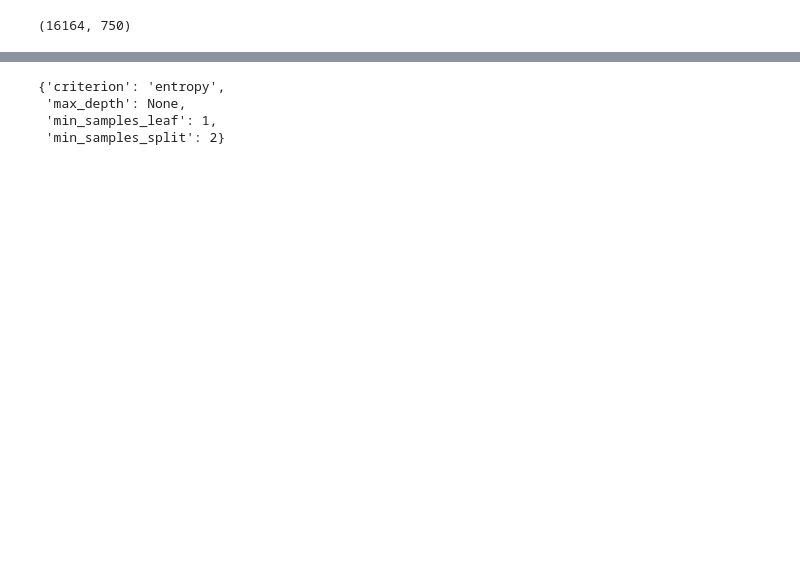
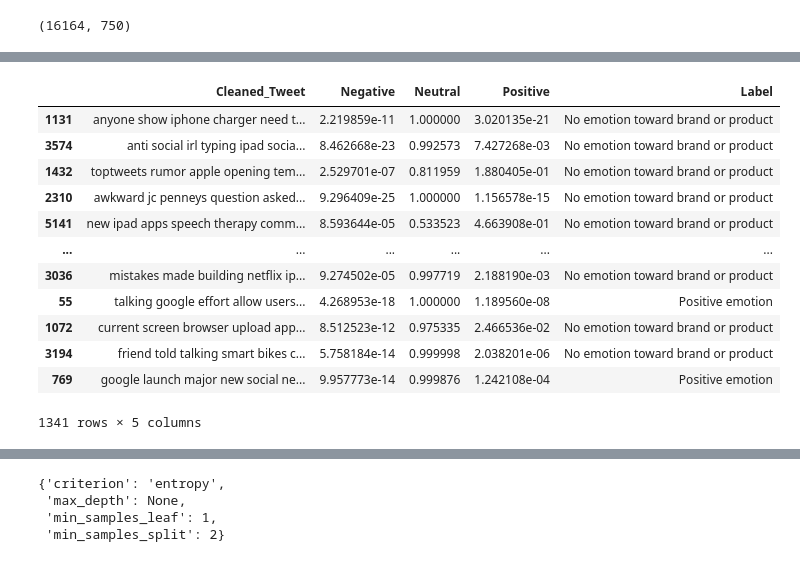
Before and after one commit to mzimmer52/Module-4-Project, a Jupyter notebook: Project 4.ipynb, the cells around one changed output, grey strips where cells are left out. Saved outputs shown, nothing was run; the diff lists cells and outputs as text; code cells hidden in the pictures; blank space fills up the shorter version.

```diff
--- a/Project 4.ipynb
+++ b/Project 4.ipynb
@@ -558,0 +654,4 @@ RandomForestClassifier()
+# %%
+vectorizer = TfidfVectorizer(max_features = 750, ngram_range = (1,2), tokenizer = (lem_tokenize))
+X_train_tokens = vectorizer.fit_transform(X_train).todense()
+X_test_tokens = vectorizer.transform(X_test).todense()
@@ -558,0 +748,25 @@ RandomForestClassifier()
+# %%
+pred = model_4.predict(X_test_transformed)
+pred[model_4.predict(X_test_transformed).argmax(axis = 1)==0]
+pred_df = pd.DataFrame(X_test)
+pred_df["Negative"] = 0
+pred_df["Neutral"] = 0
+pred_df["Positive"] = 0
+pred_df[["Negative", "Neutral", "Positive"]] = pred
+pred_df["Label"] = y_test
+pred_df
+# checking the backbone of the neural network/how it is making predictions
+# %% [output]
+|  | Cleaned_Tweet | Negative | Neutral | Positive | Label |
+| 1131 | anyone show iphone charger need t... | 2.219859e-11 | 1.000000 | 3.020135e-21 | No emotion toward brand or product |
+| 3574 | anti social irl typing ipad socia... | 8.462668e-23 | 0.992573 | 7.427268e-03 | No emotion toward brand or product |
+| 1432 | toptweets rumor apple opening tem... | 2.529701e-07 | 0.811959 | 1.880405e-01 | No emotion toward brand or product |
+| 2310 | awkward jc penneys question asked... | 9.296409e-25 | 1.000000 | 1.156578e-15 | No emotion toward brand or product |
+| 5141 | new ipad apps speech therapy comm... | 8.593644e-05 | 0.533523 | 4.663908e-01 | No emotion toward brand or product |
+| ... | ... | ... | ... | ... | ... |
+| 3036 | mistakes made building netflix ip... | 9.274502e-05 | 0.997719 | 2.188190e-03 | No emotion toward brand or product |
+| 55 | talking google effort allow users... | 4.268953e-18 | 1.000000 | 1.189560e-08 | Positive emotion |
+| 1072 | current screen browser upload app... | 8.512523e-12 | 0.975335 | 2.466536e-02 | No emotion toward brand or product |
+| 3194 | friend told talking smart bikes c... | 5.758184e-14 | 0.999998 | 2.038201e-06 | No emotion toward brand or product |
+| 769 | google launch major new social ne... | 9.957773e-14 | 0.999876 | 1.242108e-04 | Positive emotion |
+1341 rows × 5 columns
```
Also changed, not shown: parts of 136 cells of this notebook, 2 other files.
